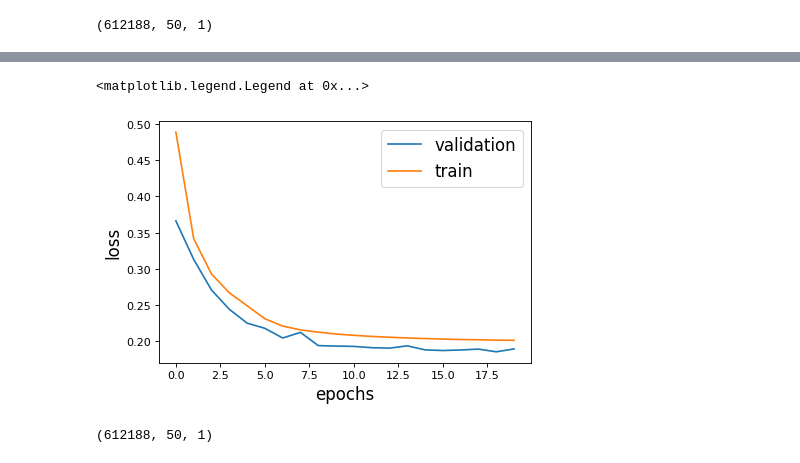
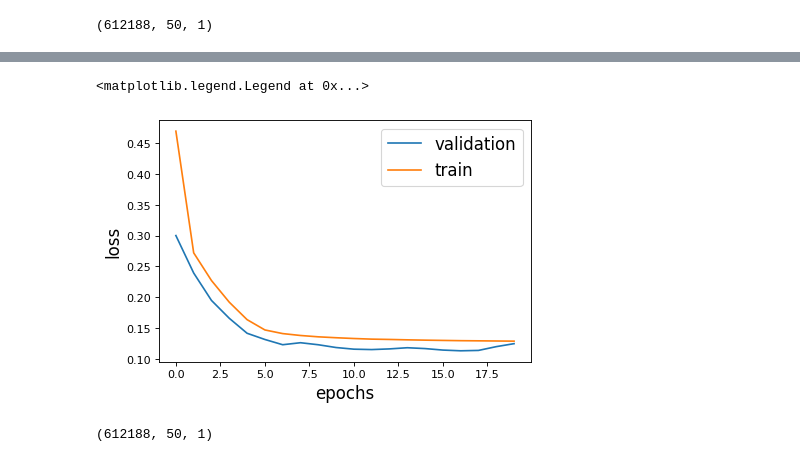
Before and after one commit to llayer/StromboliWF, a Jupyter notebook: autoencoder.ipynb, the cells around one changed output, grey strips where cells are left out. Drawn from its saved outputs; the diff is of its cells as text; code cells hidden in the pictures.

```diff
--- a/autoencoder.ipynb
+++ b/autoencoder.ipynb
@@ -255,13 +269,13 @@ p_auto.shape
 # %%
 plt.figure(figsize=(6,4), dpi=80)
-plt.plot(history.history['val_loss'])
-plt.plot(history.history['loss'])
+plt.plot(history_12.history['val_loss'])
+plt.plot(history_12.history['loss'])
 plt.ylabel('loss', fontsize=15)
 plt.xlabel('epochs', fontsize=15)
 plt.legend(['validation', 'train'], loc='upper right', prop={'size': 15})
 # %% [output]
 <matplotlib.legend.Legend at 0x...>
-[figure, old version]
+[figure, new version]
 # %%
 preds_auto.shape
 # %% [output]
```
Also changed, not shown: parts of 12 cells of this notebook.
